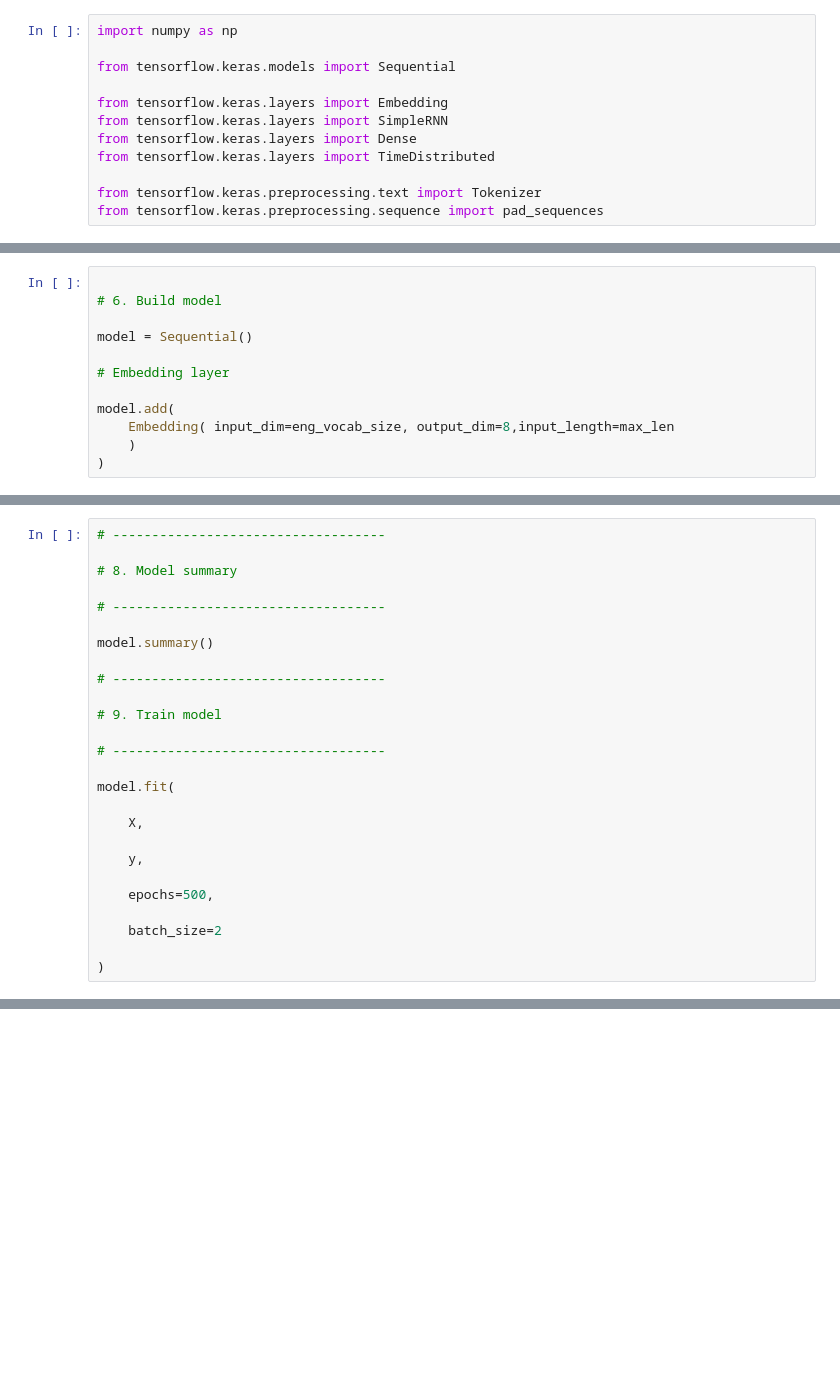
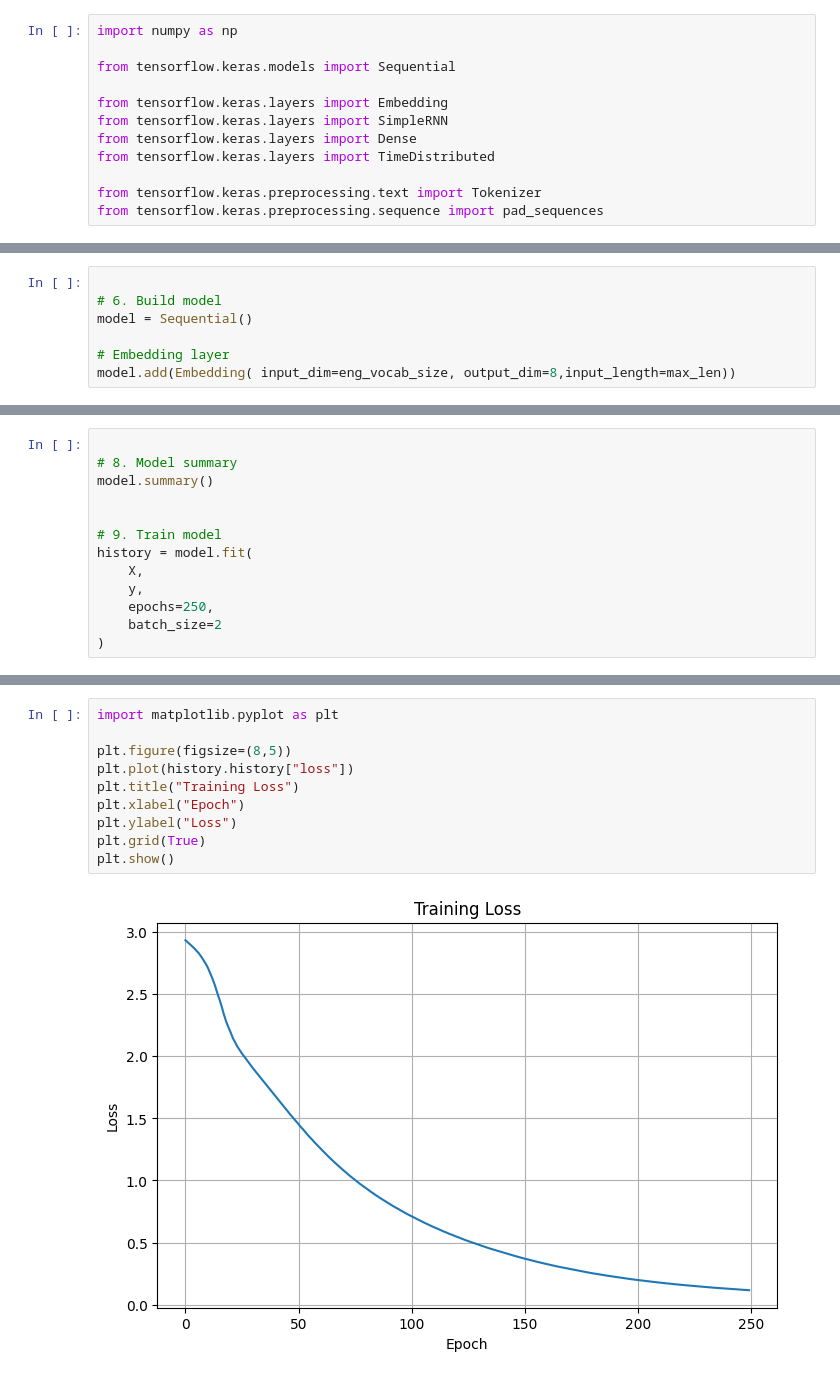
Before and after one commit to ChandnaSwati/ADSA-NLP-Modules, a Jupyter notebook: Module 8/ClassicalToDeepNLP/RNNTranslationTimedistributed.ipynb, the cells around one changed output, grey strips where cells are left out. Cells and saved outputs as stored; diff of their text form; blank space fills up the shorter version.

```diff
--- a/Module 8/ClassicalToDeepNLP/RNNTranslationTimedistributed.ipynb
+++ b/Module 8/ClassicalToDeepNLP/RNNTranslationTimedistributed.ipynb
@@ -94,14 +97,9 @@ ger_vocab_size = len(ger_tokenizer.word_index) + 1
 # %%
 
 # 6. Build model
-
 model = Sequential()
 
 # Embedding layer
-
-model.add(
-    Embedding( input_dim=eng_vocab_size, output_dim=8,input_length=max_len
-    )
-)
+model.add(Embedding( input_dim=eng_vocab_size, output_dim=8,input_length=max_len))
 # %%
 
@@ -163,28 +128,15 @@ model.compile(
 )
 # %%
-# -----------------------------------
 
 # 8. Model summary
-
-# -----------------------------------
-
 model.summary()
 
-# -----------------------------------
 
 # 9. Train model
-
-# -----------------------------------
-
-model.fit(
-
+history = model.fit(
     X,
-
     y,
-
-    epochs=500,
-
+    epochs=250,
     batch_size=2
-
 )
 # %% [output]
@@ -288 +223,13 @@ the cat is sleeping → die katze schlaeft
 learning ai is fun → ki lernen macht spass
+# %%
+import matplotlib.pyplot as plt
+
+plt.figure(figsize=(8,5))
+plt.plot(history.history["loss"])
+plt.title("Training Loss")
+plt.xlabel("Epoch")
+plt.ylabel("Loss")
+plt.grid(True)
+plt.show()
+# %% [output]
+[figure, added]
```
Also changed, not shown: parts of 9 cells of this notebook, 10 other files.
